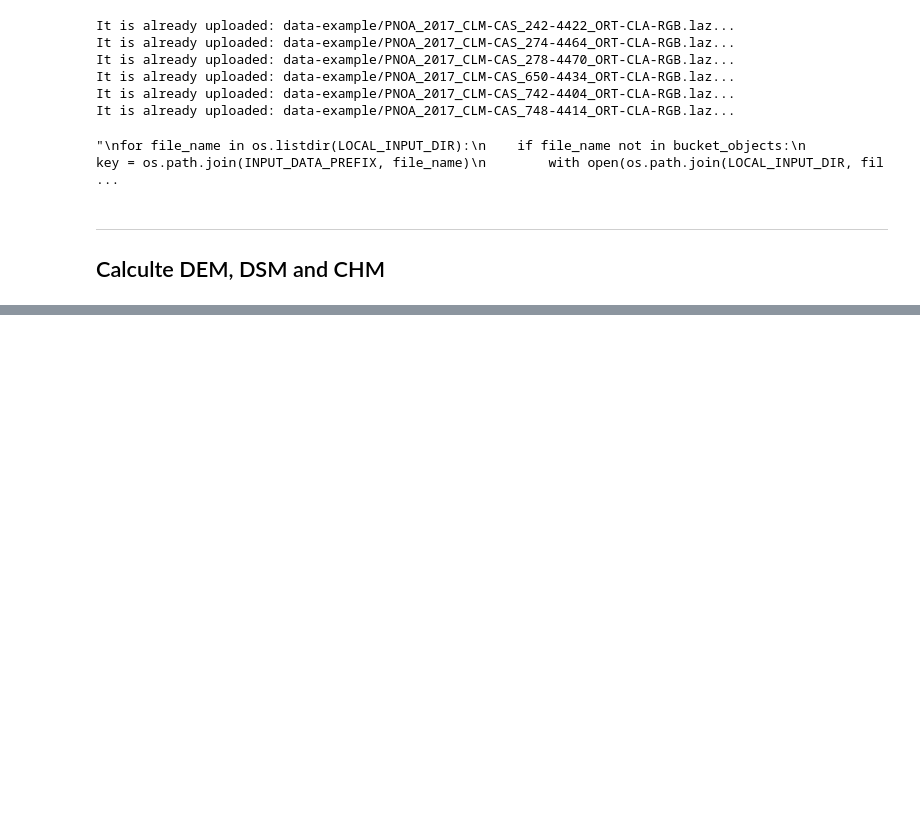
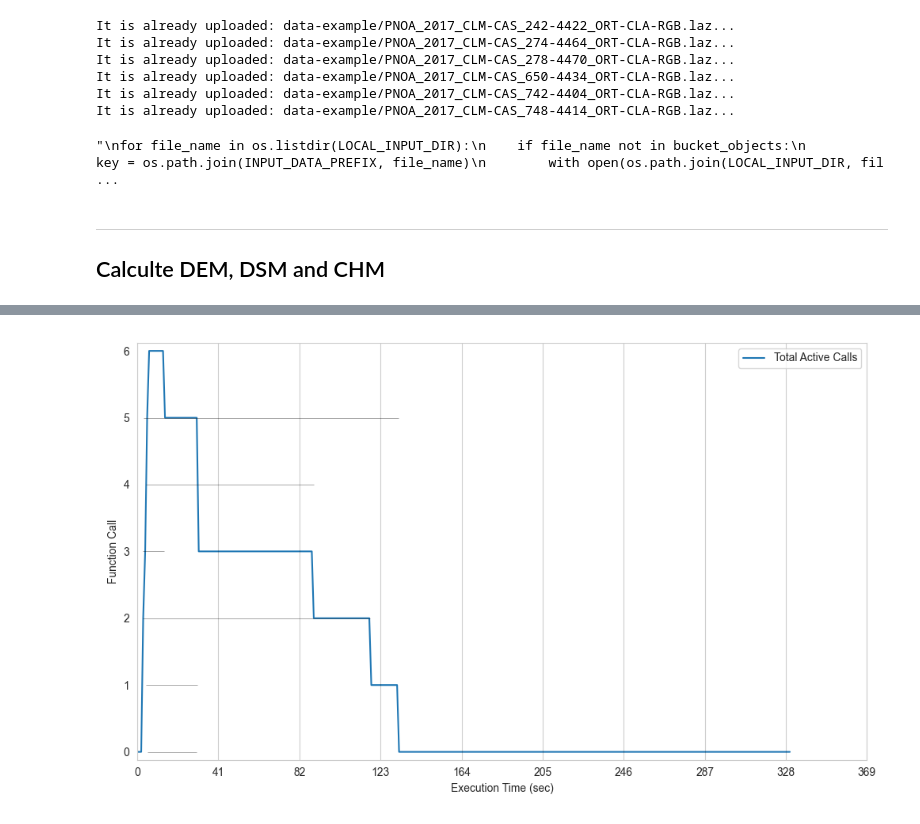
Before and after one commit to Sararl27/GeoSpatial_WildfireRisk, a Jupyter notebook: geospatial_use/WildfireRisk.ipynb.ipynb, the cells around one changed output, grey strips where cells are left out. Saved outputs shown, nothing was run; the diff lists cells and outputs as text; code cells hidden in the pictures; blank space fills up the shorter version.

Commit message:
Added Scalability: timen, throughput, cost and workers (in progress)

```diff
--- a/geospatial_use/WildfireRisk.ipynb.ipynb
+++ b/geospatial_use/WildfireRisk.ipynb.ipynb
@@ -354,0 +415,4 @@ for r in res:
+# %%
+Image(filename="plots/scalability_histogram.png")
+# %% [output]
+[figure, added]
```
Also changed, not shown: parts of 31 cells of this notebook.
